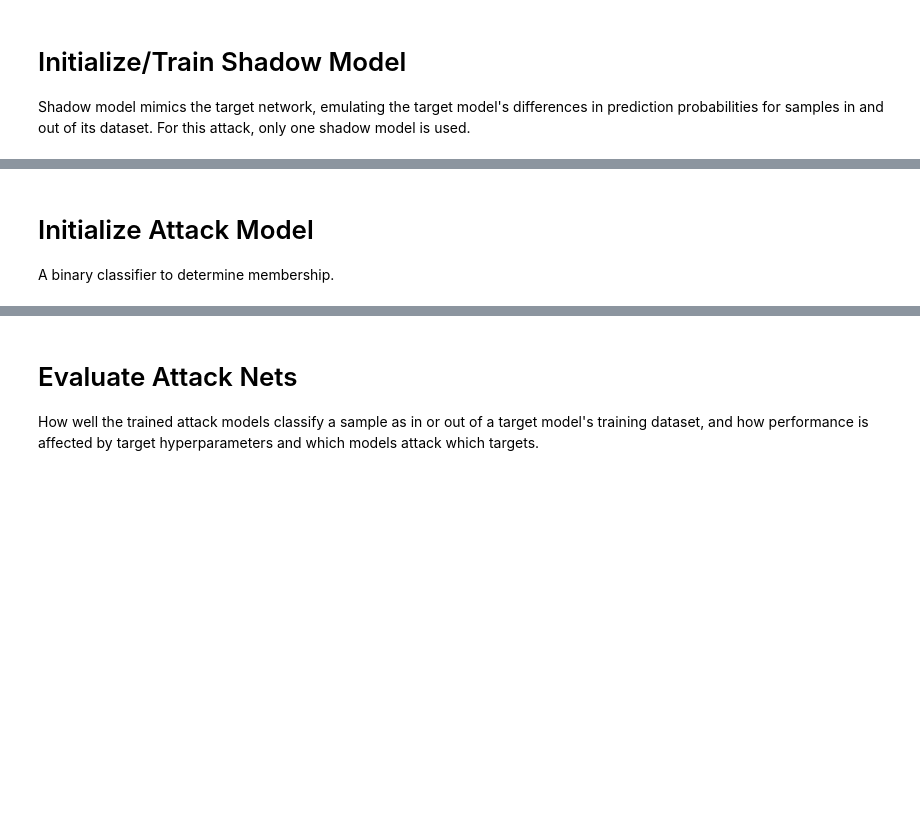
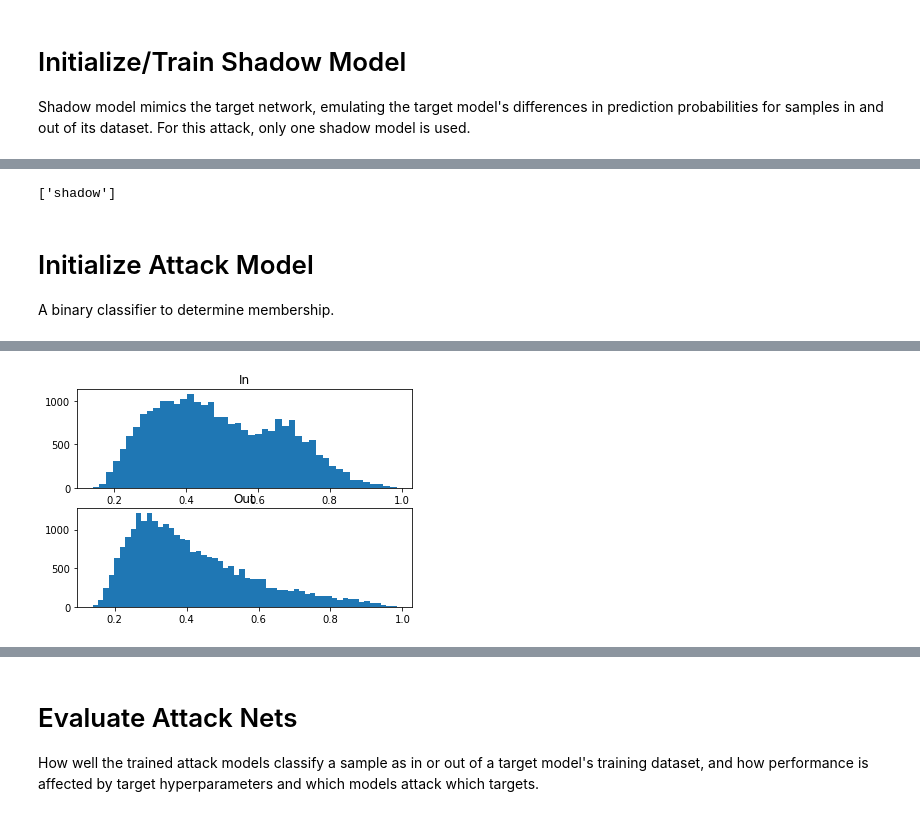
Before and after one commit to Lab41/cyphercat, a Jupyter notebook: Attack_baselines/Membership_Inference/ml_leaks/ml-leaks_adversary1_SVCvsNN.ipynb, the cells around one changed output, grey strips where cells are left out. Drawn from its saved outputs; the diff is of its cells as text; code cells hidden in the pictures; blank space fills up the shorter version.

```diff
--- a/Attack_baselines/Membership_Inference/ml_leaks/ml-leaks_adversary1_SVCvsNN.ipynb
+++ b/Attack_baselines/Membership_Inference/ml_leaks/ml-leaks_adversary1_SVCvsNN.ipynb
@@ -130,7 +134,7 @@ shadow_train_loader = torch.utils.data.DataLoader(cifar10_trainset, batch_size=b
 shadow_out_loader = torch.utils.data.DataLoader(cifar10_trainset, batch_size=batch_size, sampler=shadow_out_sampler, num_workers=1)
 
 #To fit shadow SVM
-sv_shadow_train_loader = torch.utils.data.DataLoader(sv_cifar10_trainset, batch_size=shadow_train_sampler.__len__(), sampler=shadow_train_sampler, num_workers=1)
+sv_shadow_train_loader = torch.utils.data.DataLoader(cifar10_trainset, batch_size=shadow_train_sampler.__len__(), sampler=shadow_train_sampler, num_workers=1)
 
 #attack_train_loader = torch.utils.data.DataLoader(cifar10_trainset, batch_size=32, sampler=shadow_train_sampler, num_workers=1)
 
@@ -198,9 +202,7 @@ maxacc_svm.fit(tin, tout)
 # %%
 #evaluate SVM targets
 
-cifar10_testset = torchvision.datasets.CIFAR10('../../../Datasets/', train=False, transform=torchvision.transforms.ToTensor(), download=True)
-cifar10_testloader = torch.utils.data.DataLoader(cifar10_testset, batch_size=cifar10_testset.__len__(), shuffle=True, num_workers=2)
-inp, outp=load(cifar10_testloader)
+inp, outp=load(sv_cifar10_testloader)
 
 print('SVM A (C=', gen_svm.get_params(deep=True)['svc__C'], ', gamma= ',
       gen_svm.get_params(deep=True)['svc__gamma'], '): ')
@@ -232,6 +252,8 @@ train(shadow_net, shadow_train_loader, cifar10_testloader, shadow_optim, shadow_
 # %%
 #Train SVM
 shadow_svm.fit(shadowinputs, shadowtargets)
+# %% [output]
+['shadow']
 # %% [markdown]
 # Initialize Attack Model
 A binary classifier to determine membership.
@@ -250,4 +272,5 @@ attack_optim_svm= optim.Adam(attack_net_svm.parameters(), lr=lr)
 attack_optim_nn= optim.Adam(attack_net_nn.parameters(), lr=lr)
 # %%
 #Trains SVM attack model
-train_attacker(attack_net_svm, shadow, shadow_train_loader, shadow_out_loader, attack_optim_svm, attack_loss, n_epochs=2, k=k)
+train_attacker(attack_net_svm, shadow_svm, shadow_train_loader, shadow_out_loader, attack_optim_svm, attack_loss, n_epochs=2, k=k)
+# %% [output]
@@ -254,3 +294,4 @@ train_attacker(attack_net_svm, shadow, shadow_train_loader, shadow_out_loader, a
+[figure, added]
 # %%
 #Trains NN attack model
 train_attacker(attack_net_nn, shadow_net, shadow_train_loader, shadow_out_loader, attack_optim_nn, attack_loss, n_epochs=50, k=k)
```
Also changed, not shown: parts of 9 cells of this notebook, 1 other file.
